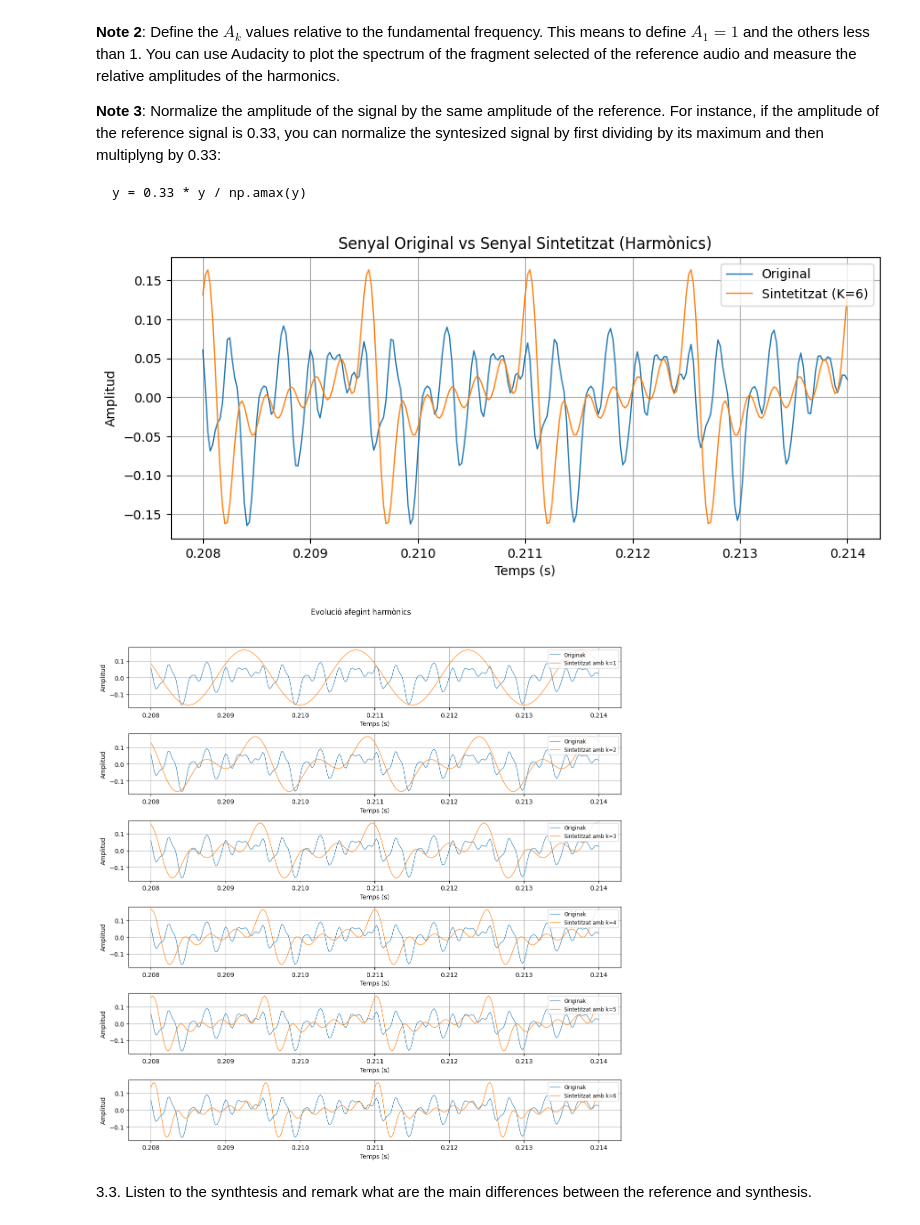
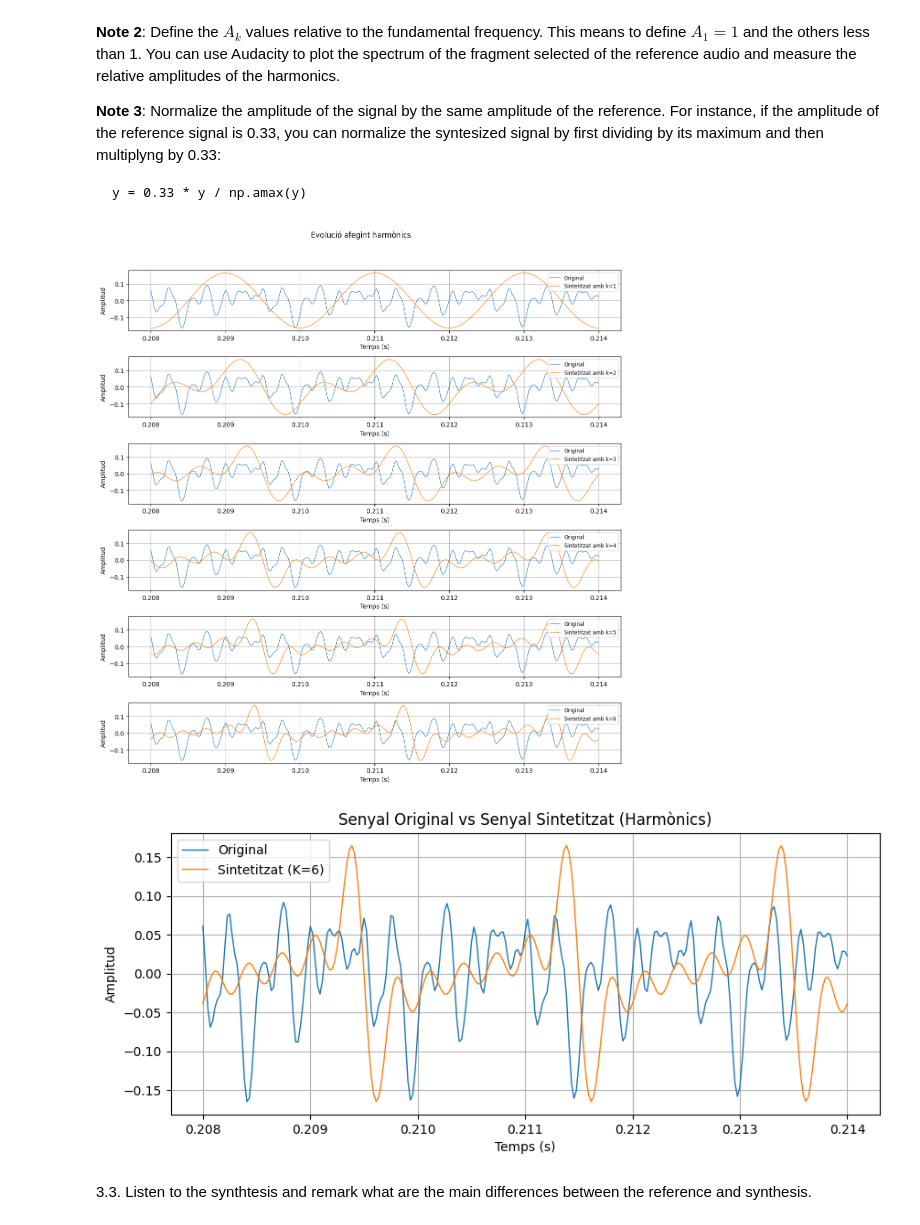
Before and after one commit to bernatnogueras/sis1_group202_bernat, a Jupyter notebook: labs/Lab2.ipynb, the cells around one changed output. Drawn from its saved outputs; the diff is of its cells as text; code cells hidden in the pictures.

```diff
--- a/labs/Lab2.ipynb
+++ b/labs/Lab2.ipynb
@@ -156,75 +156,60 @@ t_start = 0.208
 T = 1/f
 t_end = t_start + 3*T
 t = np.linspace(t_start, t_end, 1000)
 inici = int(t_start * fs)   #Posició inicial dins del vector ref
 final = int(t_end * fs)     #Posició final dins del vector ref
 total = ref[inici:final]    #Fragment del senyal original
 t_original = np.linspace(t_start, t_end, len(total))    #Vector de temps
 
 #Definim k harmònics
 K = 6
 
 #Definim les amplituds relatives a partir de mirar-les a la gràfica de l'activitat 3.1 (Lab2)
 A_rel = np.array([1.0, 0.9, 0.88, 0.86, 0.83, 0.81])
 
-#Creem un array de zeros del mateix tamany de t que omplirem de la suma dels harmònics del senyal sintetizat
-y = np.zeros_like(t)
-#Iterem sobre els harmònics, a cada iteració afageix cada cosinus amb la seva A i P
-for k in range(1, K+1):
-    Ak = A_rel[k-1]     #Agafem l'amplitud relativa
-    P_k = k * phi - (k-1) * np.pi/2 #Calculem la fase de l'harmònic, restem per ajustar la
-                                        #fase de cada harmònic, perquè cada harmònic té una A i f
-    y += Ak * np.cos(2*np.pi * (k * f0) * t + P_k)      #Sumem l'harmònic al senyal
-
-
 ref_max = np.amax(np.abs(total))       #Agafem l'amplitud màxima en absolut de total
 if ref_max == 0:       #Si l'apmplitud és 0, li assignem 1
    ref_max = 1.0
 
-y = ref_max * y / np.amax(np.abs(y))        #Normalitzem el senyal sintetitzat perquè tingui la mateixa
-                                            #amplitud màxima que el fragment original
-#Ajustem el senyal sintetitzat 'y' perquè coincideixi amb la longitud del fragment original
-y_sintetitzat = interp(t_original, t, y)
+#Observarem l'evolució dels harmònics
+plt.figure(figsize=(12, 2.2 * K))       #Creem una figura amb k gràfiques
+y_parcial = np.zeros_like(t)    #Creem un array de zeros del mateix tamany de t que omplirem de la suma
+                                #dels harmònics del senyal sintetizat
+for k in range(1, K+1):         #Iterem sobre els harmònics
+    Ak = A_rel[k-1]             #Definim l'amplitud
+    P_k = k * P - (k-1) * np.pi/2     #Definim la fase
+    y_parcial += Ak * np.cos(2*np.pi * (k * f) * t + P_k)  #Sumem l'harmònic al senyal
+    y_normalitzat = ref_max * y_parcial / np.amax(np.abs(y_parcial))  #Normalitzem el senyal sintetitzat
+                                        #perquè tingui la mateixa amplitud màxima que el fragment original
+    y_parcial_sintetitzat = interp(t_original, t, y_normalitzat)   #Ajustem el senyal sintetitzat 'y' perquè
+                                                    #coincideixi amb la longitud del fragment original
 
+    ax = plt.subplot(K, 1, k)           #Crea la sub-gràfica k
+    ax.plot(t_original, total, label="Original", linewidth=0.8)      #Dibuixem senyal original
+    ax.plot(t_original, y_parcial_sintetitzat, label=f"Sintetitzat amb k={k}", linewidth=0.9)    #Dibuixem el senyal sintetitzat
+    ax.set_ylabel("Amplitud")
+    ax.set_xlabel("Temps (s)")
+    ax.legend(loc='upper right', fontsize='small')
+    ax.grid(True)
+
+plt.suptitle("Evolució afegint harmònics")
+plt.tight_layout(rect=[0, 0.03, 1, 0.95])
+plt.show()
+
+y_sintetitzat = y_parcial_sintetitzat.copy()
 #Creem la gràfica final, amb els k harmònics
 plt.figure(figsize=(10,4))      #Augmentem la mida de la gràfica
 plt.plot(t_original, total, label="Original", linewidth=1)     #Dibuixem el senyal original
 plt.plot(t_original, y_sintetitzat, label=f"Sintetitzat (K={K})", linewidth=1) #Dibuixem el senyal sintetitzat
 plt.xlabel("Temps (s)")
 plt.ylabel("Amplitud")
 plt.title("Senyal Original vs Senyal Sintetitzat (Harmònics)")
 plt.legend()
 plt.grid(True)
 plt.show()
-
-
-#Evolució dels harmònics
-plt.figure(figsize=(12, 2.2 * K))       #Creem una figura amb k gràfiques
-y_parcial = np.zeros_like(t)    #Creem un array de zeros del mateix tamany de t que omplirem de la suma
-                                #dels harmònics del senyal sintetizat
-for k in range(1, K+1):         #Iterem sobre els harmònics
-    Ak = A_rel[k-1]             #Definim l'amplitud
-    P_k = k * phi - (k-1) * np.pi/2     #Definim la fase
-    y_parcial += Ak * np.cos(2*np.pi * (k * f0) * t + P_k)  #Sumem l'harmònic al senyal
-    y_normalitzat = ref_max * y_parcial / np.amax(np.abs(y_parcial))  #Normalitzem el senyal sintetitzat
-                                        #perquè tingui la mateixa amplitud màxima que el fragment original
-    y_parcial_sintetitzat = interp(t_original, t, y_normalitzat)   #Ajustem el senyal sintetitzat 'y' perquè
-                                                    #coincideixi amb la longitud del fragment original
-
-    ax = plt.subplot(K, 1, k)           #Crea la sub-gràfica k
-    ax.plot(t_original, total, label="Originak", linewidth=0.8)      #Dibuixem senyal original
-    ax.plot(t_original, y_parcial_sintetitzat, label=f"Sintetitzat amb k={k}", linewidth=0.9)    #Dibuixem el senyal sintetitzat
-    ax.set_ylabel("Amplitud")
-    ax.set_xlabel("Temps (s)")
-    ax.legend(loc='upper right', fontsize='small')
-    ax.grid(True)
-
-plt.suptitle("Evolució afegint harmònics")
-plt.tight_layout(rect=[0, 0.03, 1, 0.95])
-plt.show()
 # %% [output]
-[figure, old version]
+[figure, new version]
-[figure, old version]
+[figure, new version]
 # %% [markdown]
 3.3. Listen to the synthtesis and remark what are the main differences between the reference and synthesis.
 # %%
```
